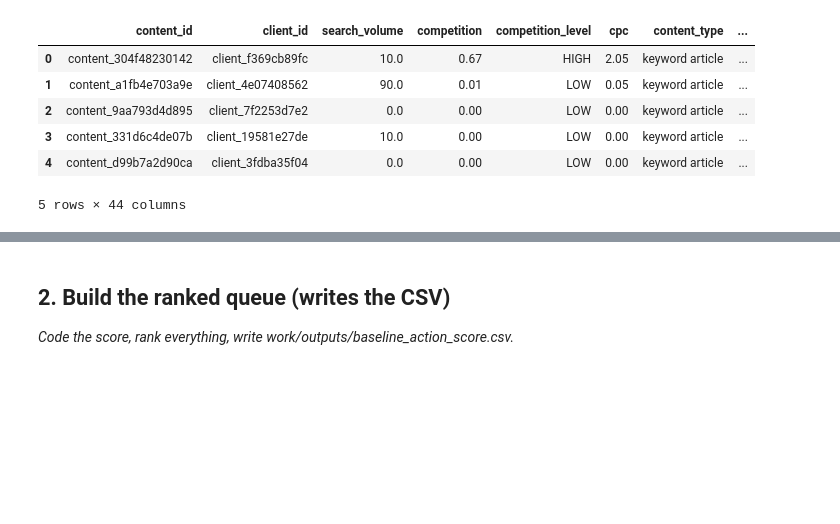
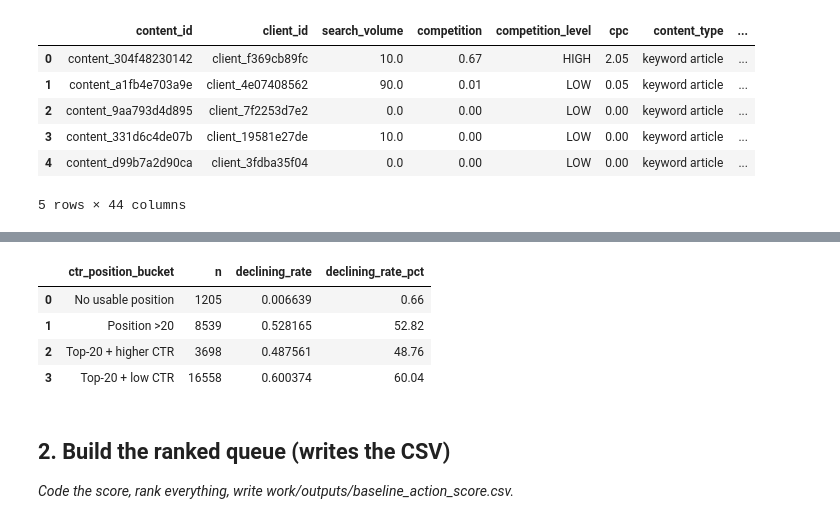
Before and after one commit to anangshachatterjee/anangsha-chatterjee-flyrank-ml-internship, a Jupyter notebook: work/notebooks/w04_baseline_score.ipynb, the cells around one changed output, grey strips where cells are left out. Cells and saved outputs as stored; diff of their text form; code cells hidden in the pictures; blank space fills up the shorter version.

```diff
--- a/work/notebooks/w04_baseline_score.ipynb
+++ b/work/notebooks/w04_baseline_score.ipynb
@@ -61,34 +97,39 @@ Columns: 44
 # %%
+# =========================================================
+# SIGNAL CHECKS
+# =========================================================
+
+# is_declining_label is used ONLY for evaluating signals.
+# It is NOT used in the baseline score.
+
+
 # ---------------------------------------------------------
-# Signal 1: STALENESS
-# Signal 2: CTR relative to search position
-#
-# is_declining is used ONLY to evaluate the signal.
-# It is NOT used in the baseline score.
+# SIGNAL 1 — STALENESS
 # ---------------------------------------------------------
 
-# Make sure the outcome is boolean
-df["is_declining_label"] = df["is_declining_label"].astype(bool)
-
-# -----------------------------
-# Signal 1: Staleness
-# -----------------------------
 df["staleness_bucket"] = pd.cut(
     df["days_since_last_update"],
     bins=[-1, 89, 179, np.inf],
-    labels=["<90 days", "90-179 days", "180+ days"]
+    labels=[
+        "<90 days",
+        "90-179 days",
+        "180+ days"
+    ]
 )
 
 staleness_check = (
-    df.groupby("staleness_bucket", observed=False)
-      .agg(
-          n=("content_id", "size"),
-          declining_rate=("is_declining_label", "mean")
-      )
-      .reset_index()
+    df.groupby(
+        "staleness_bucket",
+        observed=False
+    )
+    .agg(
+        n=("content_id", "size"),
+        declining_rate=("is_declining_label", "mean")
+    )
+    .reset_index()
 )
 
-staleness_check["declining_rate"] = (
+staleness_check["declining_rate_pct"] = (
     staleness_check["declining_rate"] * 100
 ).round(2)
 
@@ -96,20 +137,27 @@ print("SIGNAL 1 — STALENESS")
 display(staleness_check)
 
 
-# -----------------------------
-# Signal 2: CTR + position
-# -----------------------------
+# ---------------------------------------------------------
+# SIGNAL 2 — CTR VS POSITION
+# ---------------------------------------------------------
+
 df["ctr_position_bucket"] = np.select(
     [
-        (df["avg_position"] > 0) &
-        (df["avg_position"] <= 20) &
-        (df["ctr"] < 0.5),
+        (
+            (df["avg_position"] > 0) &
+            (df["avg_position"] <= 20) &
+            (df["ctr"] < 0.5)
+        ),
 
-        (df["avg_position"] > 0) &
-        (df["avg_position"] <= 20) &
-        (df["ctr"] >= 0.5),
+        (
+            (df["avg_position"] > 0) &
+            (df["avg_position"] <= 20) &
+            (df["ctr"] >= 0.5)
+        ),
 
-        (df["avg_position"] > 20)
+        (
+            df["avg_position"] > 20
+        )
     ],
     [
         "Top-20 + low CTR",
@@ -120,15 +168,18 @@ df["ctr_position_bucket"] = np.select(
 )
 
 ctr_position_check = (
-    df.groupby("ctr_position_bucket", observed=False)
-      .agg(
-          n=("content_id", "size"),
-          declining_rate=("is_declining_label", "mean")
-      )
-      .reset_index()
+    df.groupby(
+        "ctr_position_bucket",
+        observed=False
+    )
+    .agg(
+        n=("content_id", "size"),
+        declining_rate=("is_declining_label", "mean")
+    )
+    .reset_index()
 )
 
-ctr_position_check["declining_rate"] = (
+ctr_position_check["declining_rate_pct"] = (
     ctr_position_check["declining_rate"] * 100
 ).round(2)
 
@@ -139,3 +195,8 @@ KeyError: 'is_declining_label'
+|  | ctr_position_bucket | n | declining_rate | declining_rate_pct |
+| 0 | No usable position | 1205 | 0.006639 | 0.66 |
+| 1 | Position >20 | 8539 | 0.528165 | 52.82 |
+| 2 | Top-20 + higher CTR | 3698 | 0.487561 | 48.76 |
+| 3 | Top-20 + low CTR | 16558 | 0.600374 | 60.04 |
 # %% [markdown]
 ## 2. Build the ranked queue (writes the CSV)
 
```
Also changed, not shown: parts of 10 cells of this notebook.
